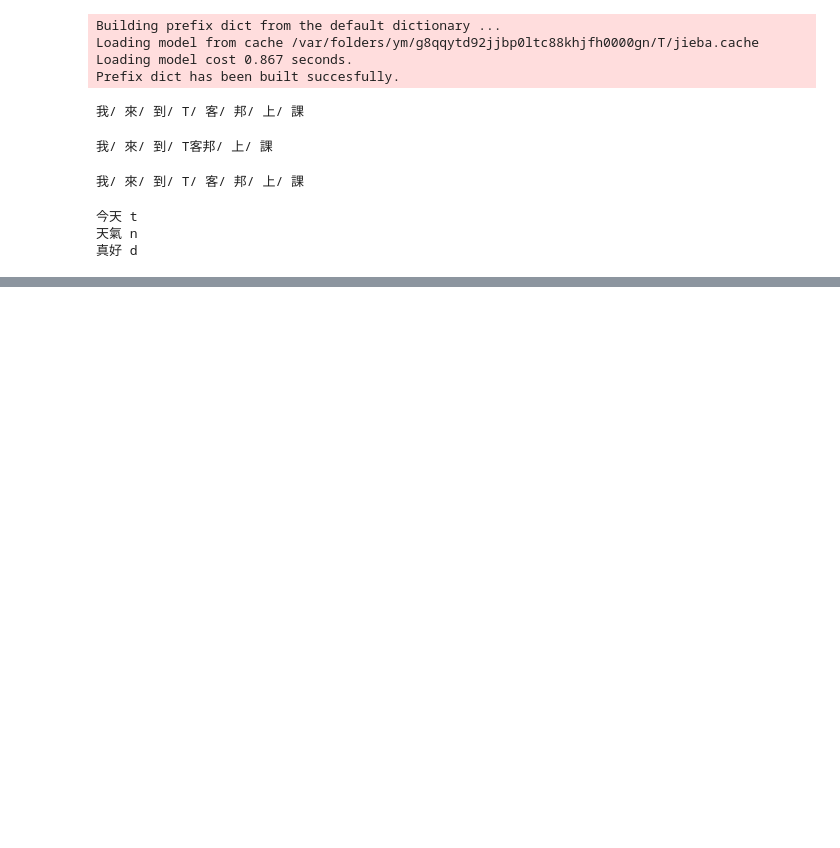
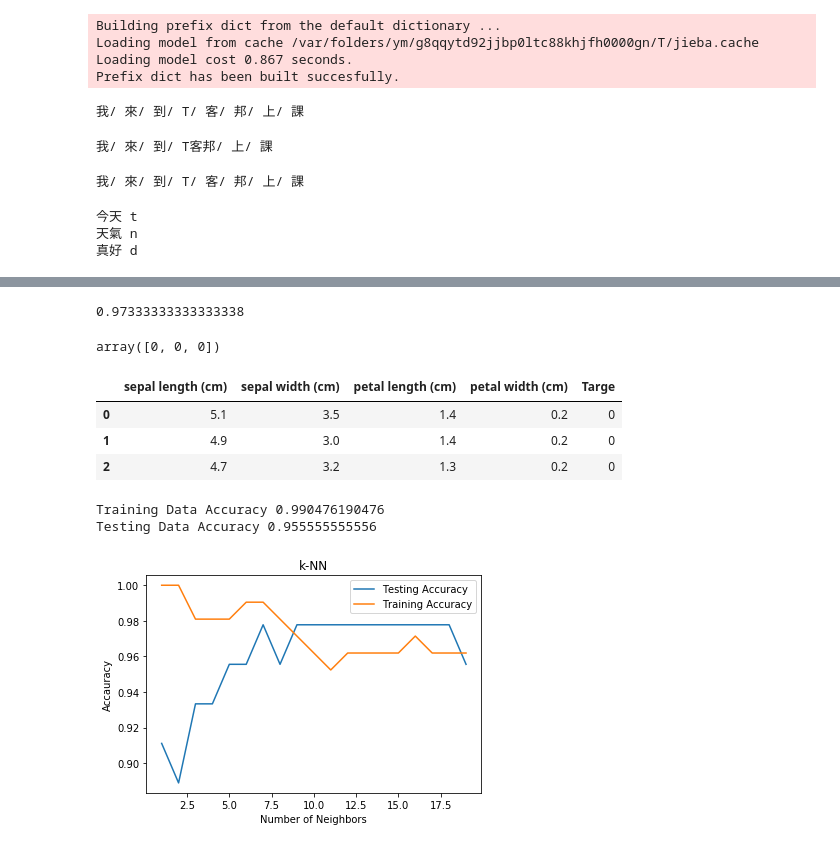
Before and after one commit to jerrywu2013/NLP_Basic_T_0818, a Jupyter notebook: 0818_1232.ipynb, the cells around one changed output, grey strips where cells are left out. Drawn from its saved outputs; the diff is of its cells as text; code cells hidden in the pictures; blank space fills up the shorter version.

```diff
--- a/0818_1232.ipynb
+++ b/0818_1232.ipynb
@@ -540,0 +867,23 @@ for word, flag in words:
+# %%
+knn = KNeighborsClassifier(n_neighbors=6)
+knn.fit(df.iloc[0:150, 0:4], df['Targe'])
+knn.score(df.iloc[0:150,0:4], df['Targe'])
+knn.predict([[5.9, 3.0, 5.1, 1.8], [0.1,0.2,0.3,0.4]])
+# %% [output]
+0.97333333333333338
+# %%
+#x = [5.9, 3.0, 5.1, 1.8]
+#x_a = np.array(x)
+#x_a_r = x_a.reshape(1, -1)
+#knn.predict(x_a_r)
+
+knn.predict(df.iloc[0:3,0:4])
+# %% [output]
+array([0, 0, 0])
+# %%
+df.head(3)
+# %% [output]
+|  | sepal length (cm) | sepal width (cm) | petal length (cm) | petal width (cm) | Targe |
+| 0 | 5.1 | 3.5 | 1.4 | 0.2 | 0 |
+| 1 | 4.9 | 3.0 | 1.4 | 0.2 | 0 |
+| 2 | 4.7 | 3.2 | 1.3 | 0.2 | 0 |
@@ -540,0 +898,37 @@ for word, flag in words:
+# %%
+iris = datasets.load_iris()
+df_data = pd.DataFrame(iris['data'], columns=iris.feature_names)
+df_targe = pd.DataFrame(iris['target'], columns=['Targe'])
+df = pd.concat([df_data,df_targe], axis=1)
+# %%
+X_train, X_test, y_train, y_test = train_test_split(df_data, df_targe,
+                                                    test_size = 0.3,
+                                                    random_state=20)
+# %%
+knn = KNeighborsClassifier(n_neighbors=6)
+knn.fit(X_train, y_train)
+print('Training Data Accuracy', knn.score(X_train, y_train))
+print('Testing Data Accuracy', knn.score(X_test, y_test))
+# %% [output]
+Training Data Accuracy 0.990476190476
+Testing Data Accuracy 0.955555555556
+# %%
+neighbors = np.arange(1,20)
+train_accuracy = np.empty(len(neighbors))
+test_accuracy = np.empty(len(neighbors))
+# %%
+for i, k in enumerate(neighbors):
+    knn = KNeighborsClassifier(n_neighbors=k)
+    knn.fit(X_train, y_train)
+    train_accuracy[i] = knn.score(X_train, y_train)
+    test_accuracy[i] = knn.score(X_test, y_test)
+
+plt.title('k-NN')
+plt.plot(neighbors, test_accuracy, label = 'Testing Accuracy')
+plt.plot(neighbors, train_accuracy, label = 'Training Accuracy')
+plt.legend()
+plt.xlabel('Number of Neighbors')
+plt.ylabel('Accauracy')
+plt.show()
+# %% [output]
+[figure, added]
```
Also changed, not shown: parts of 47 cells of this notebook, 14 other files.
